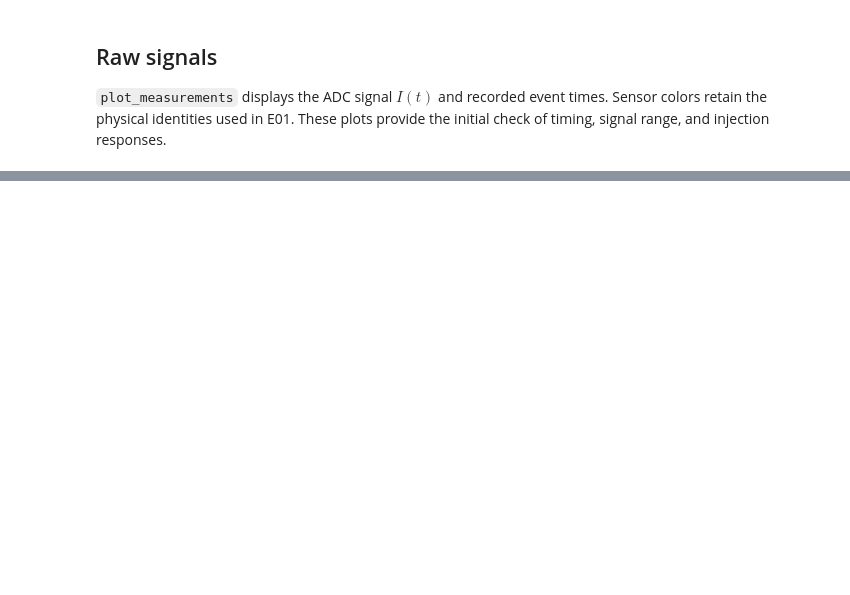
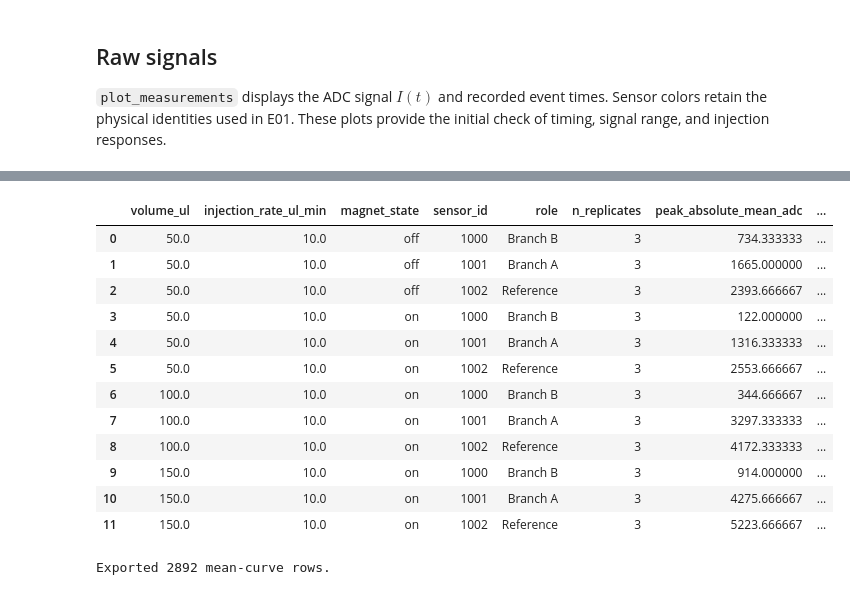
Before and after one commit to Lukro-fhdo/Dynano, a Jupyter notebook: notebooks/E02_magnetic_steering.ipynb, the cells around one changed output, grey strips where cells are left out. Saved outputs shown, nothing was run; the diff lists cells and outputs as text; code cells hidden in the pictures; blank space fills up the shorter version.

```diff
--- a/notebooks/E02_magnetic_steering.ipynb
+++ b/notebooks/E02_magnetic_steering.ipynb
@@ -94,0 +610,31 @@ After confirming the injection rate and suspension concentrations, define the ba
+# %%
+statistics_dir = results_dir / "statistics"
+statistics_dir.mkdir(parents=True, exist_ok=True)
+
+replicate_metrics.to_csv(
+    statistics_dir / "replicate_metrics.csv", index=False
+)
+replicate_summary.to_csv(
+    statistics_dir / "replicate_summary.csv", index=False
+)
+replicate_mean_curves.to_csv(
+    statistics_dir / "replicate_mean_curves.csv", index=False
+)
+
+display(replicate_summary)
+print(f"Exported {len(replicate_mean_curves)} mean-curve rows.")
+# %% [output]
+|  | volume_ul | injection_rate_ul_min | magnet_state | sensor_id | role | n_replicates | peak_absolute_mean_adc | ... |
+| 0 | 50.0 | 10.0 | off | 1000 | Branch B | 3 | 734.333333 | ... |
+| 1 | 50.0 | 10.0 | off | 1001 | Branch A | 3 | 1665.000000 | ... |
+| 2 | 50.0 | 10.0 | off | 1002 | Reference | 3 | 2393.666667 | ... |
+| 3 | 50.0 | 10.0 | on | 1000 | Branch B | 3 | 122.000000 | ... |
+| 4 | 50.0 | 10.0 | on | 1001 | Branch A | 3 | 1316.333333 | ... |
+| 5 | 50.0 | 10.0 | on | 1002 | Reference | 3 | 2553.666667 | ... |
+| 6 | 100.0 | 10.0 | on | 1000 | Branch B | 3 | 344.666667 | ... |
+| 7 | 100.0 | 10.0 | on | 1001 | Branch A | 3 | 3297.333333 | ... |
+| 8 | 100.0 | 10.0 | on | 1002 | Reference | 3 | 4172.333333 | ... |
+| 9 | 150.0 | 10.0 | on | 1000 | Branch B | 3 | 914.000000 | ... |
+| 10 | 150.0 | 10.0 | on | 1001 | Branch A | 3 | 4275.666667 | ... |
+| 11 | 150.0 | 10.0 | on | 1002 | Reference | 3 | 5223.666667 | ... |
+Exported 2892 mean-curve rows.
```
Also changed, not shown: parts of 25 cells of this notebook.
